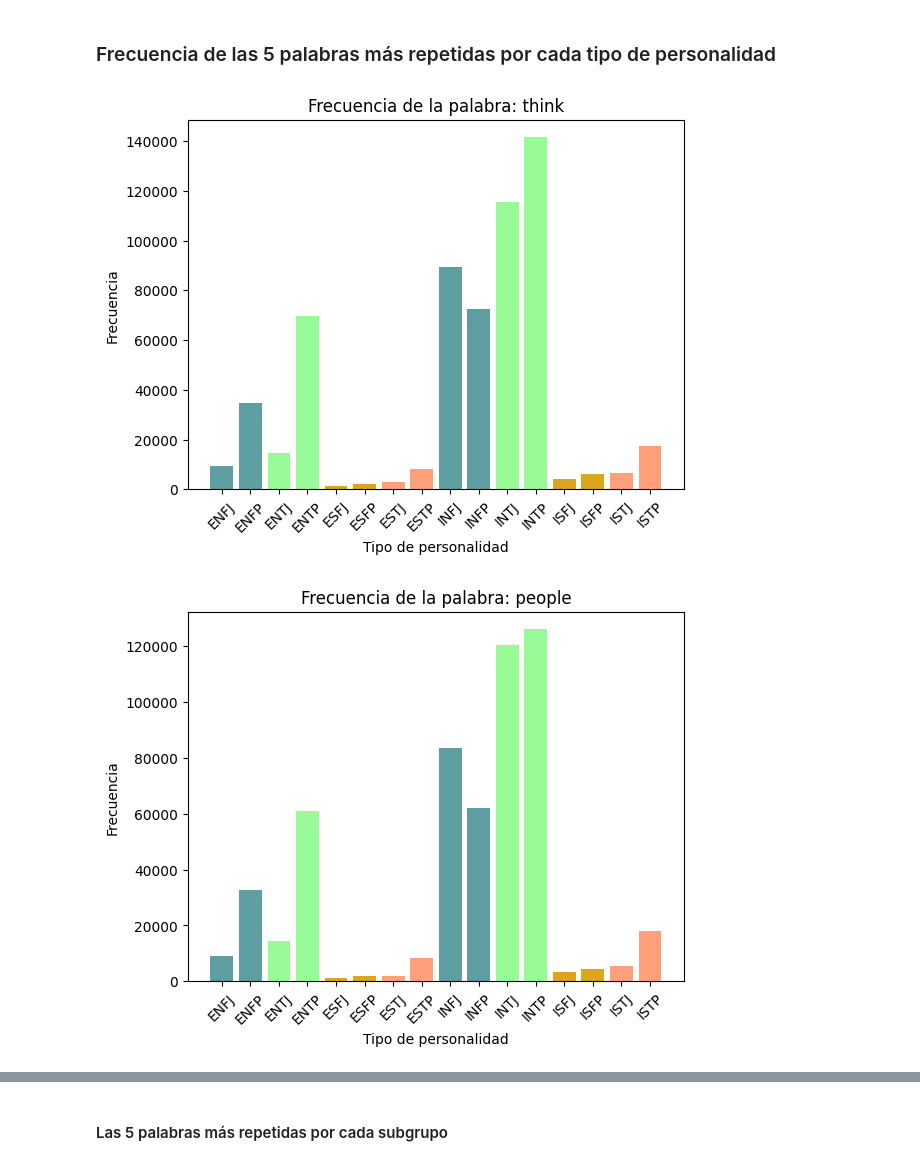
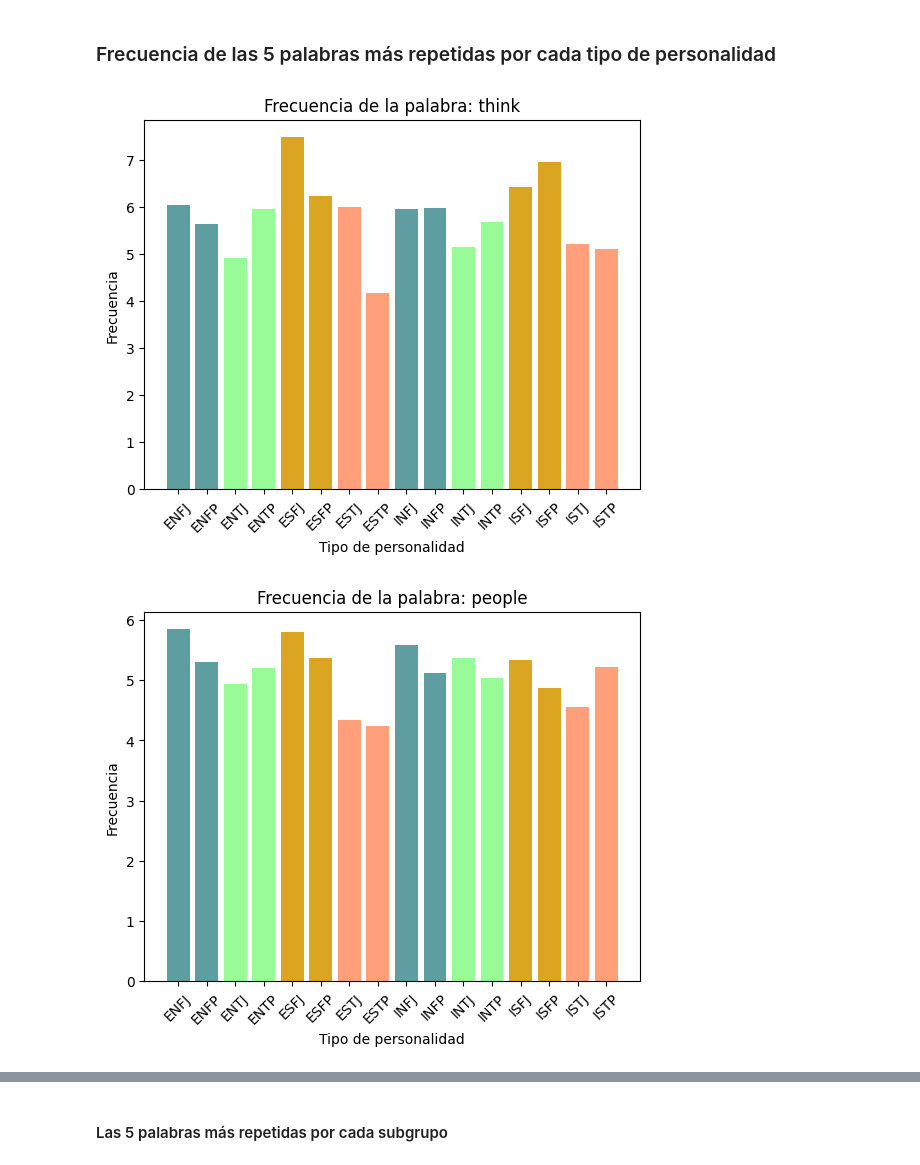
Before and after one commit to Carolina-Bolatti/Pro.Fin.-Proces.Datos, a Jupyter notebook: src/MartinaOcttinger_MBTI.ipynb, the cells around one changed output, grey strips where cells are left out. Drawn from its saved outputs; the diff is of its cells as text; code cells hidden in the pictures.

Commit message:
MARTINA: 014  normalizanción de las palabras

```diff
--- a/src/MartinaOcttinger_MBTI.ipynb
+++ b/src/MartinaOcttinger_MBTI.ipynb
@@ -147,2 +144,0 @@ Existen valores faltantes en la última columna. La eliminamos para que no nos g
-# %%
-mbti = mbti.drop('Unnamed: 89', axis=1)
@@ -203,0 +204,8 @@ mbti = mbti.drop([column for column in  mbti.columns if column in abv], axis=1)
+# %%
+# Tomamos el data set desde la columna 3 ya que las dos primeras son el tipo de personalidad y el count
+palabras = mbti.iloc[:,2:].columns.tolist()
+
+for palabra in palabras:
+    mbti[palabra] = mbti[palabra] / mbti['count']
+
+mbti
@@ -229,7 +256,7 @@ Según lo investigado sobre los tipos de personalidad los podemos dividir en 4 s
     - ISTJ
     - ISTP
 # %%
-# Grupos
+# Subgrupos
 group_mapping = {
     'NF':'NF',
     'NT':'NT',
@@ -238,7 +265,7 @@ group_mapping = {
 }
 
 # Creo una nueva columna con el grupo al que pertenece cada uno
-mbti['grupo'] = mbti['type'].apply(lambda x: next((group for pattern, group in group_mapping.items() if pattern in x), None))
+mbti['grupo'] = mbti['personality'].apply(lambda x: next((group for pattern, group in group_mapping.items() if pattern in x), None))
 
 mbti
 # %% [output]
@@ -263,8 +290,8 @@ mbti
 # %%
-# Groupby para ver las palabras más repetidas por cada grupo
+# Groupby para ver qué subgrupo repitió más cada palabra.
 
 group_mbti = mbti.groupby('grupo').sum()
-group_mbti=group_mbti.drop('type', axis=1)
+group_mbti=group_mbti.drop(['personality', 'count'], axis=1)
 
-group_mbti
+group_mbti.style.highlight_max(color='cadetblue')
 # %% [output]
@@ -302,29 +328,29 @@ group_mbti.style.highlight_max(color='cadetblue', axis=1)
 # %%
 # Obtenemos la suma de las repeticiones de cada palabra
 frecuencia = group_mbti.iloc[:,1:].sum()
 
 # Seleccionamos las 5 más repetidas
 top_10 = frecuencia.nlargest(10)
 
 # Vamos a colorear las barras dependiendo el subgrupo en el que se encuentren
 color_mapping = {
     'NT' : 'palegreen',
     'NF' : 'cadetblue',
     'SF' : 'goldenrod',
     'ST' : 'lightsalmon'
 }
 
 for word in top_10.index:
     frecuencias = mbti[word].tolist()
 
     # Graficamos la frecuecia de las 5 palabras para cada grupo
-    plt.bar(mbti['type'], frecuencias,  color=[color_mapping[group] for group in mbti['grupo']])
+    plt.bar(mbti['personality'], frecuencias,  color=[color_mapping[group] for group in mbti['grupo']])
     plt.xlabel('Tipo de personalidad')
     plt.ylabel('Frecuencia')
     plt.title(f'Frecuencia de la palabra: {word}')
     plt.xticks(rotation=45)
 
     plt.show()
 # %% [output]
-[figure, old version]
+[figure, new version]
-[figure, old version]
+[figure, new version]
```
Also changed, not shown: parts of 19 cells of this notebook.
